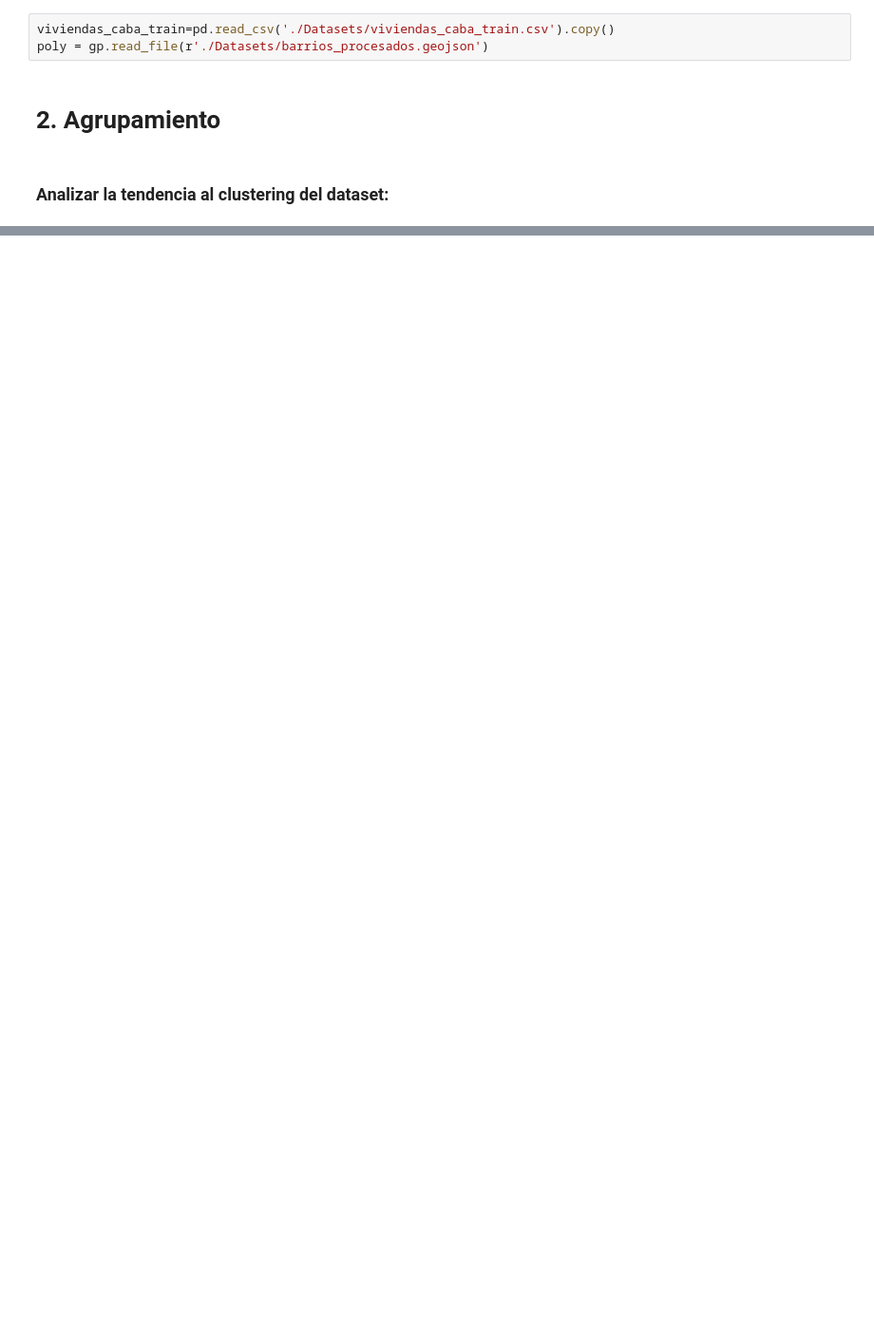
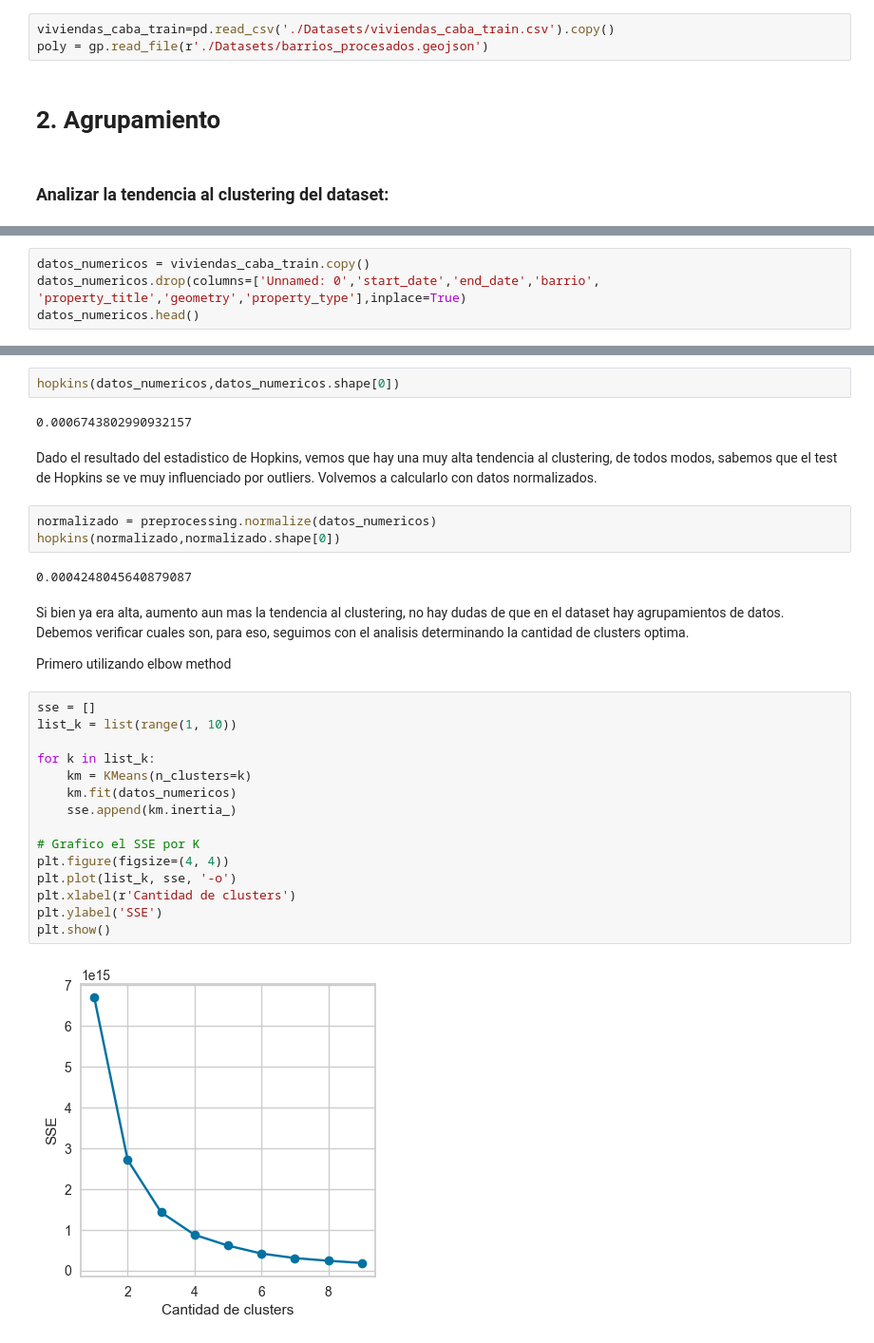
Before and after one commit to iankvdh/Organizacion-de-Datos-2C2022-GRUPO22, a Jupyter notebook: 7506R_TP1_GRUPO22_ENTREGA_AGRUPAMIENTO.ipynb, the cells around one changed output, grey strips where cells are left out. Shown at 95% size. Saved outputs shown, nothing was run; the diff lists cells and outputs as text; blank space fills up the shorter version.

Commit message:
avance agrupamiento

```diff
--- a/7506R_TP1_GRUPO22_ENTREGA_AGRUPAMIENTO.ipynb
+++ b/7506R_TP1_GRUPO22_ENTREGA_AGRUPAMIENTO.ipynb
@@ -25,0 +43,4 @@ poly = gp.read_file(r'./Datasets/barrios_procesados.geojson')
+# %%
+datos_numericos = viviendas_caba_train.copy()
+datos_numericos.drop(columns=['Unnamed: 0','start_date','end_date','barrio', 'property_title','geometry','property_type'],inplace=True)
+datos_numericos.head()
@@ -25,0 +54,34 @@ poly = gp.read_file(r'./Datasets/barrios_procesados.geojson')
+# %%
+hopkins(datos_numericos,datos_numericos.shape[0])
+# %% [output]
+0.0006743802990932157
+# %% [markdown]
+Dado el resultado del estadistico de Hopkins, vemos que hay una muy alta tendencia al clustering, de todos modos, sabemos que el test de Hopkins se ve muy influenciado por outliers.
+Volvemos a calcularlo con datos normalizados.
+# %%
+normalizado = preprocessing.normalize(datos_numericos)
+hopkins(normalizado,normalizado.shape[0])
+# %% [output]
+0.0004248045640879087
+# %% [markdown]
+Si bien ya era alta, aumento aun mas la tendencia al clustering, no hay dudas de que en el dataset hay agrupamientos de datos.
+Debemos verificar cuales son, para eso, seguimos con el analisis determinando la cantidad de clusters optima.
+
+Primero utilizando elbow method
+# %%
+sse = []
+list_k = list(range(1, 10))
+
+for k in list_k:
+    km = KMeans(n_clusters=k)
+    km.fit(datos_numericos)
+    sse.append(km.inertia_)
+
+# Grafico el SSE por K
+plt.figure(figsize=(4, 4))
+plt.plot(list_k, sse, '-o')
+plt.xlabel(r'Cantidad de clusters')
+plt.ylabel('SSE')
+plt.show()
+# %% [output]
+[figure, added]
```
Also changed, not shown: parts of 12 cells of this notebook, 1 other file.
